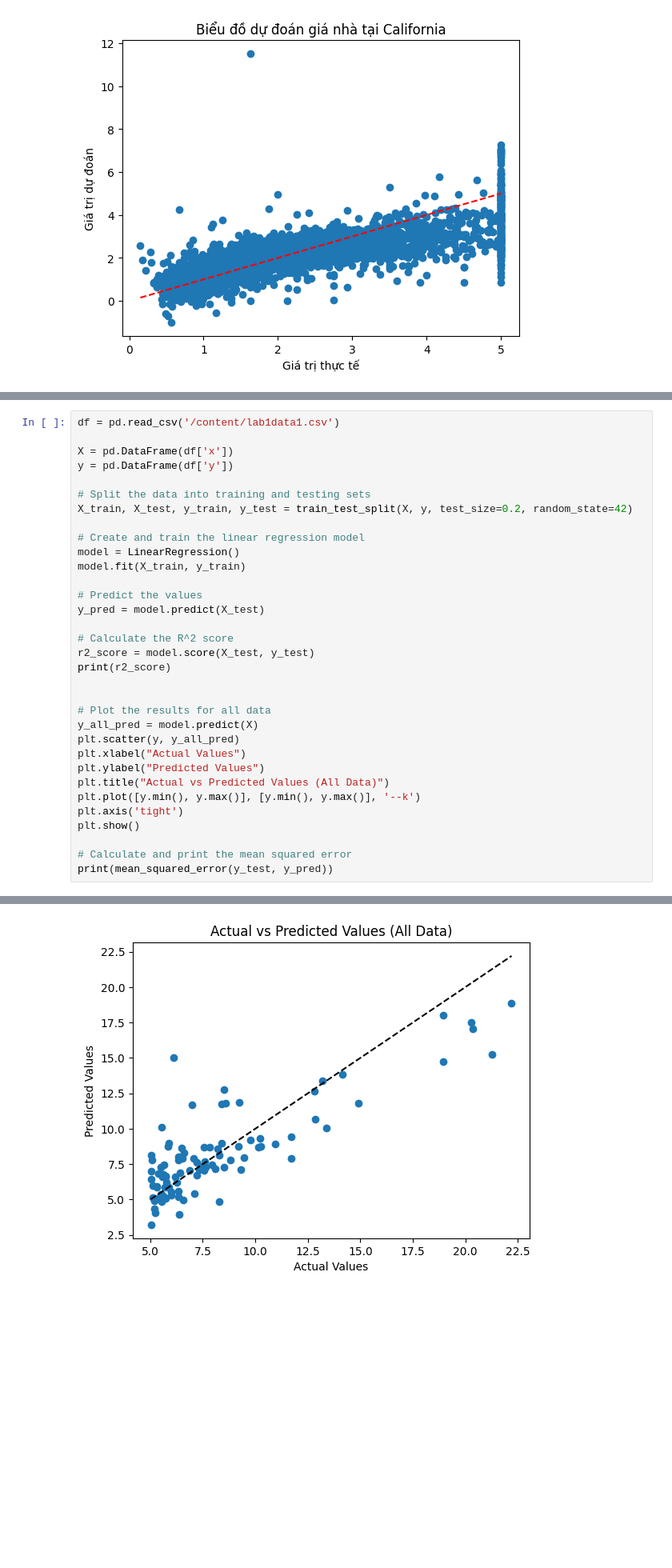
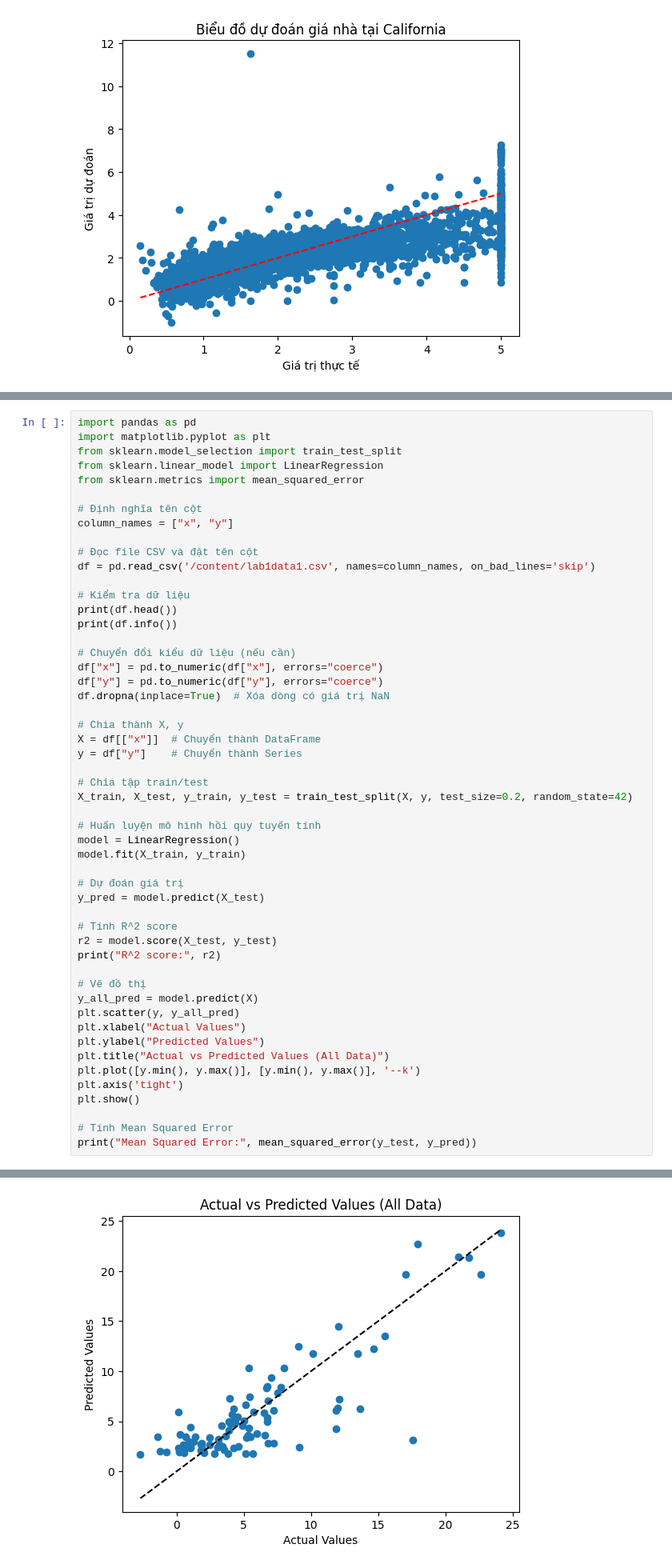
Before and after one commit to thuhangtrg/SoHoa-QuanTriThongTinSo, a Jupyter notebook: LAB4/LAB4_SH.ipynb, the cells around one changed output, grey strips where cells are left out. Shown: that part at 80% size. Drawn from its saved outputs; the diff is of its cells as text; blank space fills up the shorter version.

```diff
--- a/LAB4/LAB4_SH.ipynb
+++ b/LAB4/LAB4_SH.ipynb
@@ -63,25 +62,44 @@ Bài tập ứng dụng:
 # %%
-df = pd.read_csv('/content/lab1data1.csv')
+import pandas as pd
+import matplotlib.pyplot as plt
+from sklearn.model_selection import train_test_split
+from sklearn.linear_model import LinearRegression
+from sklearn.metrics import mean_squared_error
 
-X = pd.DataFrame(df['x'])
-y = pd.DataFrame(df['y'])
+# Định nghĩa tên cột
+column_names = ["x", "y"]
 
-# Split the data into training and testing sets
+# Đọc file CSV và đặt tên cột
+df = pd.read_csv('/content/lab1data1.csv', names=column_names, on_bad_lines='skip')
+
+# Kiểm tra dữ liệu
+print(df.head())
+print(df.info())
+
+# Chuyển đổi kiểu dữ liệu (nếu cần)
+df["x"] = pd.to_numeric(df["x"], errors="coerce")
+df["y"] = pd.to_numeric(df["y"], errors="coerce")
+df.dropna(inplace=True)  # Xóa dòng có giá trị NaN
+
+# Chia thành X, y
+X = df[["x"]]  # Chuyển thành DataFrame
+y = df["y"]    # Chuyển thành Series
+
+# Chia tập train/test
 X_train, X_test, y_train, y_test = train_test_split(X, y, test_size=0.2, random_state=42)
 
-# Create and train the linear regression model
+# Huấn luyện mô hình hồi quy tuyến tính
 model = LinearRegression()
 model.fit(X_train, y_train)
 
-# Predict the values
+# Dự đoán giá trị
 y_pred = model.predict(X_test)
 
-# Calculate the R^2 score
-r2_score = model.score(X_test, y_test)
-print(r2_score)
+# Tính R^2 score
+r2 = model.score(X_test, y_test)
+print("R^2 score:", r2)
 
-
-# Plot the results for all data
+# Vẽ đồ thị
 y_all_pred = model.predict(X)
 plt.scatter(y, y_all_pred)
 plt.xlabel("Actual Values")
@@ -91,6 +109,6 @@ plt.plot([y.min(), y.max()], [y.min(), y.max()], '--k')
 plt.axis('tight')
 plt.show()
 
-# Calculate and print the mean squared error
-print(mean_squared_error(y_test, y_pred))
+# Tính Mean Squared Error
+print("Mean Squared Error:", mean_squared_error(y_test, y_pred))
 # %% [output]
@@ -98 +132 @@ print(mean_squared_error(y_test, y_pred))
-[figure, old version]
+[figure, new version]
```
Also changed, not shown: parts of 28 cells of this notebook.
